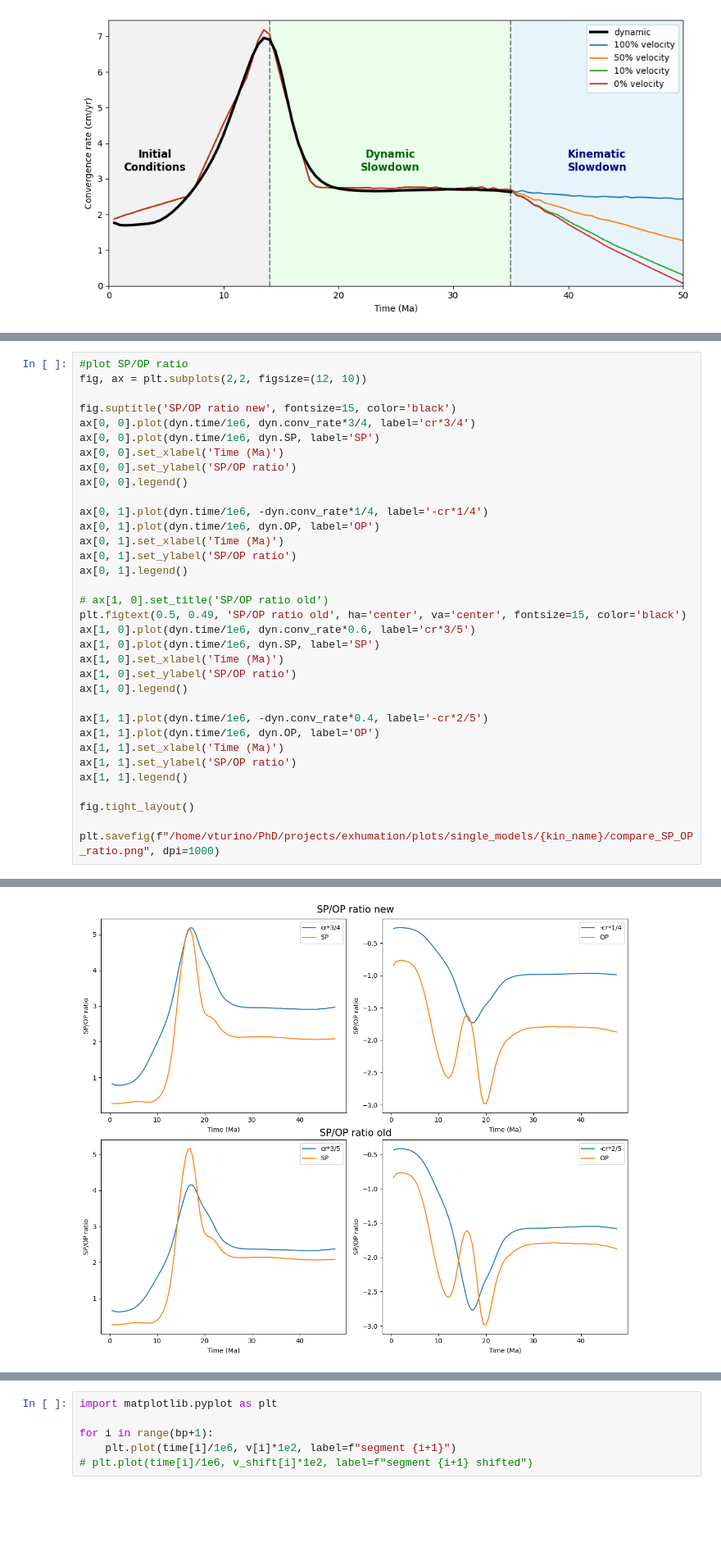
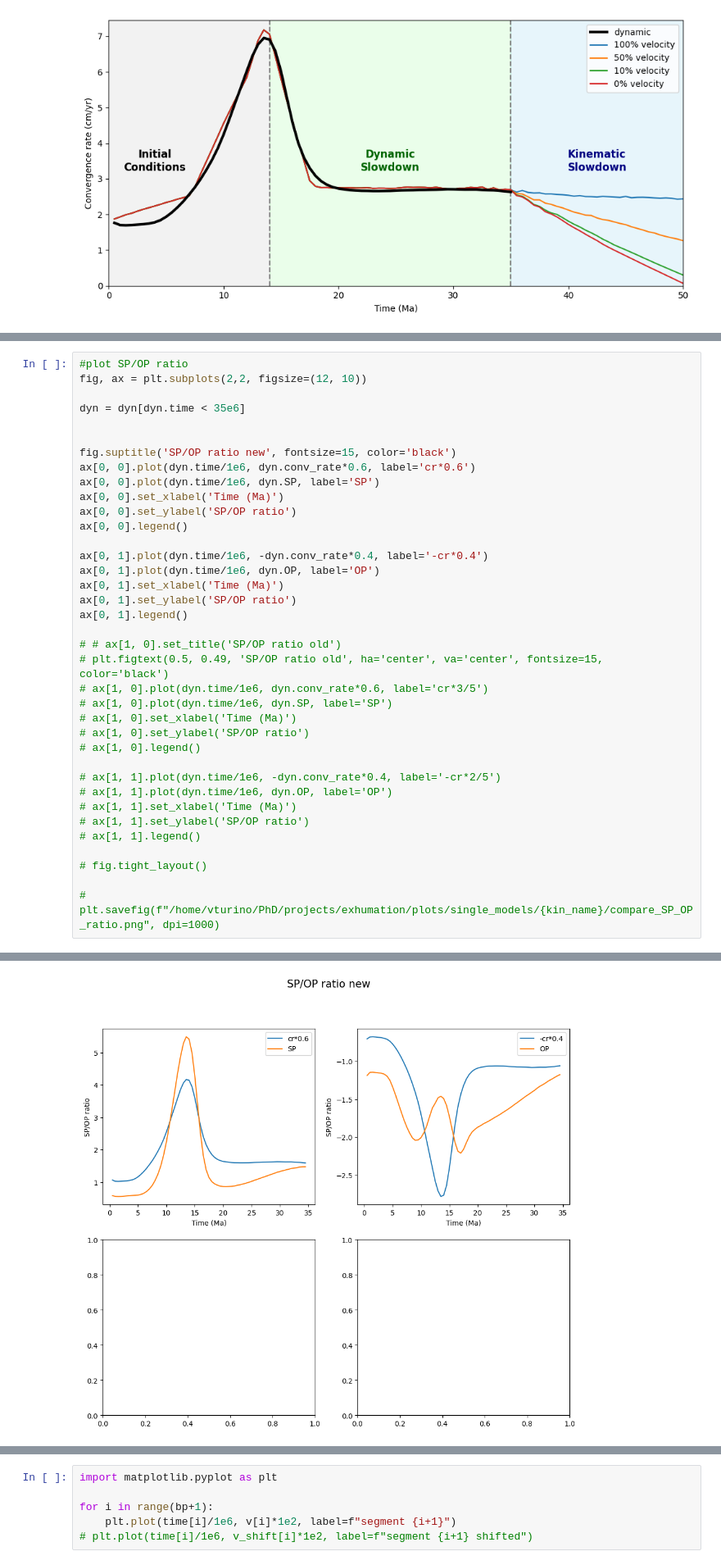
Before and after one commit to vaturino/exhumation, a Jupyter notebook: analysis/velocities/compare_CR_dyn_kin.ipynb, the cells around one changed output, grey strips where cells are left out. Shown: that part at 82% size. Cells and saved outputs as stored; diff of their text form; blank space fills up the shorter version.

```diff
--- a/analysis/velocities/compare_CR_dyn_kin.ipynb
+++ b/analysis/velocities/compare_CR_dyn_kin.ipynb
@@ -128,34 +129,37 @@ plt.savefig(f"/home/vturino/PhD/projects/exhumation/plots/single_models/{kin_nam
 #plot SP/OP ratio
 fig, ax = plt.subplots(2,2, figsize=(12, 10))
 
+dyn = dyn[dyn.time < 35e6]
+
+
 fig.suptitle('SP/OP ratio new', fontsize=15, color='black')
-ax[0, 0].plot(dyn.time/1e6, dyn.conv_rate*3/4, label='cr*3/4')
+ax[0, 0].plot(dyn.time/1e6, dyn.conv_rate*0.6, label='cr*0.6')
 ax[0, 0].plot(dyn.time/1e6, dyn.SP, label='SP')
 ax[0, 0].set_xlabel('Time (Ma)')
 ax[0, 0].set_ylabel('SP/OP ratio')
 ax[0, 0].legend()
 
-ax[0, 1].plot(dyn.time/1e6, -dyn.conv_rate*1/4, label='-cr*1/4')
+ax[0, 1].plot(dyn.time/1e6, -dyn.conv_rate*0.4, label='-cr*0.4')
 ax[0, 1].plot(dyn.time/1e6, dyn.OP, label='OP')
 ax[0, 1].set_xlabel('Time (Ma)')
 ax[0, 1].set_ylabel('SP/OP ratio')
 ax[0, 1].legend()
 
-# ax[1, 0].set_title('SP/OP ratio old')
-plt.figtext(0.5, 0.49, 'SP/OP ratio old', ha='center', va='center', fontsize=15, color='black')
-ax[1, 0].plot(dyn.time/1e6, dyn.conv_rate*0.6, label='cr*3/5')
-ax[1, 0].plot(dyn.time/1e6, dyn.SP, label='SP')
-ax[1, 0].set_xlabel('Time (Ma)')
-ax[1, 0].set_ylabel('SP/OP ratio')
-ax[1, 0].legend()
+# # ax[1, 0].set_title('SP/OP ratio old')
+# plt.figtext(0.5, 0.49, 'SP/OP ratio old', ha='center', va='center', fontsize=15, color='black')
+# ax[1, 0].plot(dyn.time/1e6, dyn.conv_rate*0.6, label='cr*3/5')
+# ax[1, 0].plot(dyn.time/1e6, dyn.SP, label='SP')
+# ax[1, 0].set_xlabel('Time (Ma)')
+# ax[1, 0].set_ylabel('SP/OP ratio')
+# ax[1, 0].legend()
 
-ax[1, 1].plot(dyn.time/1e6, -dyn.conv_rate*0.4, label='-cr*2/5')
-ax[1, 1].plot(dyn.time/1e6, dyn.OP, label='OP')
-ax[1, 1].set_xlabel('Time (Ma)')
-ax[1, 1].set_ylabel('SP/OP ratio')
-ax[1, 1].legend()
+# ax[1, 1].plot(dyn.time/1e6, -dyn.conv_rate*0.4, label='-cr*2/5')
+# ax[1, 1].plot(dyn.time/1e6, dyn.OP, label='OP')
+# ax[1, 1].set_xlabel('Time (Ma)')
+# ax[1, 1].set_ylabel('SP/OP ratio')
+# ax[1, 1].legend()
 
-fig.tight_layout()
+# fig.tight_layout()
 
-plt.savefig(f"/home/vturino/PhD/projects/exhumation/plots/single_models/{kin_name}/compare_SP_OP_ratio.png", dpi=1000)
+# plt.savefig(f"/home/vturino/PhD/projects/exhumation/plots/single_models/{kin_name}/compare_SP_OP_ratio.png", dpi=1000)
 # %% [output]
@@ -162 +167 @@ plt.savefig(f"/home/vturino/PhD/projects/exhumation/plots/single_models/{kin_nam
-[figure, old version]
+[figure, new version]
```
Also changed, not shown: parts of 4 cells of this notebook, 8 other files.
